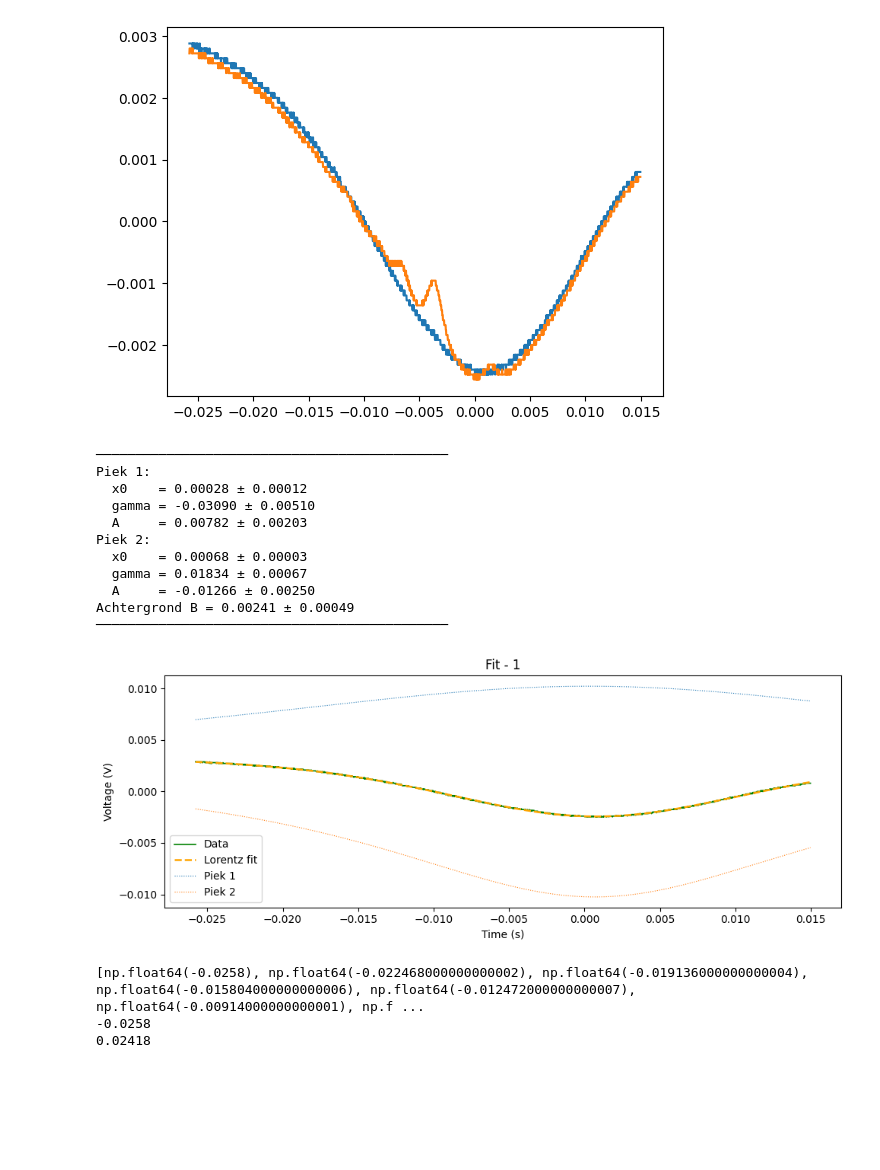
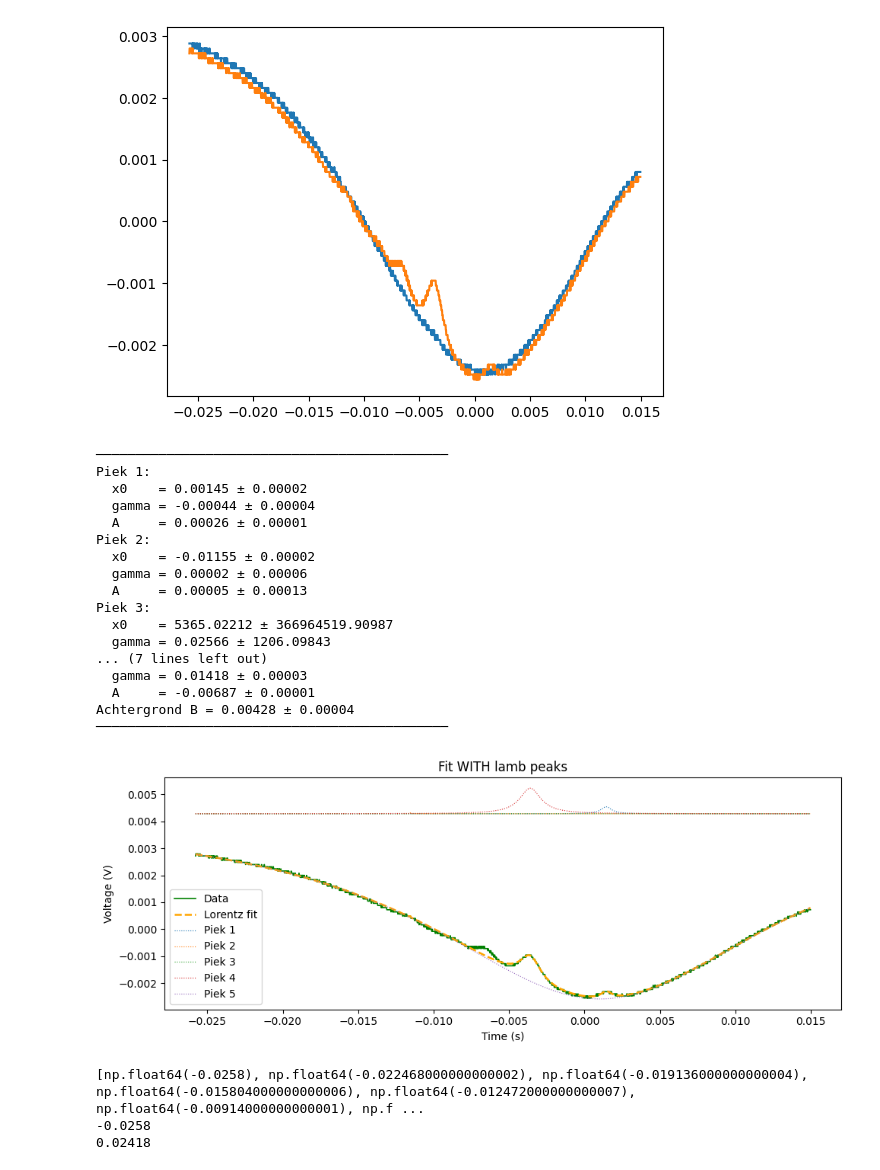
Before and after one commit to TimWiemer/Rubium_Spectroscopy_group_11, a Jupyter notebook: Lorenzfitjes_2.ipynb, the cells around one changed output. Cells and saved outputs as stored; diff of their text form; code cells hidden in the pictures; blank space fills up the shorter version.

```diff
--- a/Lorenzfitjes_2.ipynb
+++ b/Lorenzfitjes_2.ipynb
@@ -224,30 +224,48 @@ plt.show()
 # %% [output]
 [figure]
 # %%
-x0_fg  = [-0.01247, 0]
-A_fg   = [-0.00003, -0.002]
+# x0_fg  = [-0.01247, 0]
+# A_fg   = [-0.00003, -0.002]
 
-popt_fg, perr_fg = lorentz_fit(
-    x_fg, y_fg,
-    x0_list     = x0_fg,
-    A_list      = A_fg,
+# popt_fg, perr_fg = lorentz_fit(
+#     x_fg, y_fg,
+#     x0_list     = x0_fg,
+#     A_list      = A_fg,
+#     gamma_guess = 0.0001,
+#     B_guess     = 0.001,
+#     title       = 'Fit without lamb peaks'
+# )
+
+x0_bg  = [0.00133, -0.012, -0.09, -0.004, 0.002]
+A_bg   = [-0.00662, 0.001, 0.002, -0.001, -0.001]
+
+popt_bg, perr_bg = lorentz_fit(
+    x_bg, y_bg,
+    x0_list     = x0_bg,
+    A_list      = A_bg,
     gamma_guess = 0.0001,
     B_guess     = 0.001,
-    title       = 'Fit without lamb peaks'
+    title       = 'Fit WITH lamb peaks'
 )
 # %% [output]
 ─────────────────────────────────────────────
 Piek 1:
-  x0    = 0.00028 ± 0.00012
-  gamma = -0.03090 ± 0.00510
-  A     = 0.00782 ± 0.00203
+  x0    = 0.00145 ± 0.00002
+  gamma = -0.00044 ± 0.00004
+  A     = 0.00026 ± 0.00001
 Piek 2:
-  x0    = 0.00068 ± 0.00003
-  gamma = 0.01834 ± 0.00067
-  A     = -0.01266 ± 0.00250
-Achtergrond B = 0.00241 ± 0.00049
+  x0    = -0.01155 ± 0.00002
+  gamma = 0.00002 ± 0.00006
+  A     = 0.00005 ± 0.00013
+Piek 3:
+  x0    = 5365.02212 ± 366964519.90987
+  gamma = 0.02566 ± 1206.09843
+... (7 lines left out)
+  gamma = 0.01418 ± 0.00003
+  A     = -0.00687 ± 0.00001
+Achtergrond B = 0.00428 ± 0.00004
 ─────────────────────────────────────────────
-[figure, old version]
+[figure, new version]
 # %%
 x_jes_1 = []
 y_jes_1 = []
```
Also changed, not shown: 4 other files.
